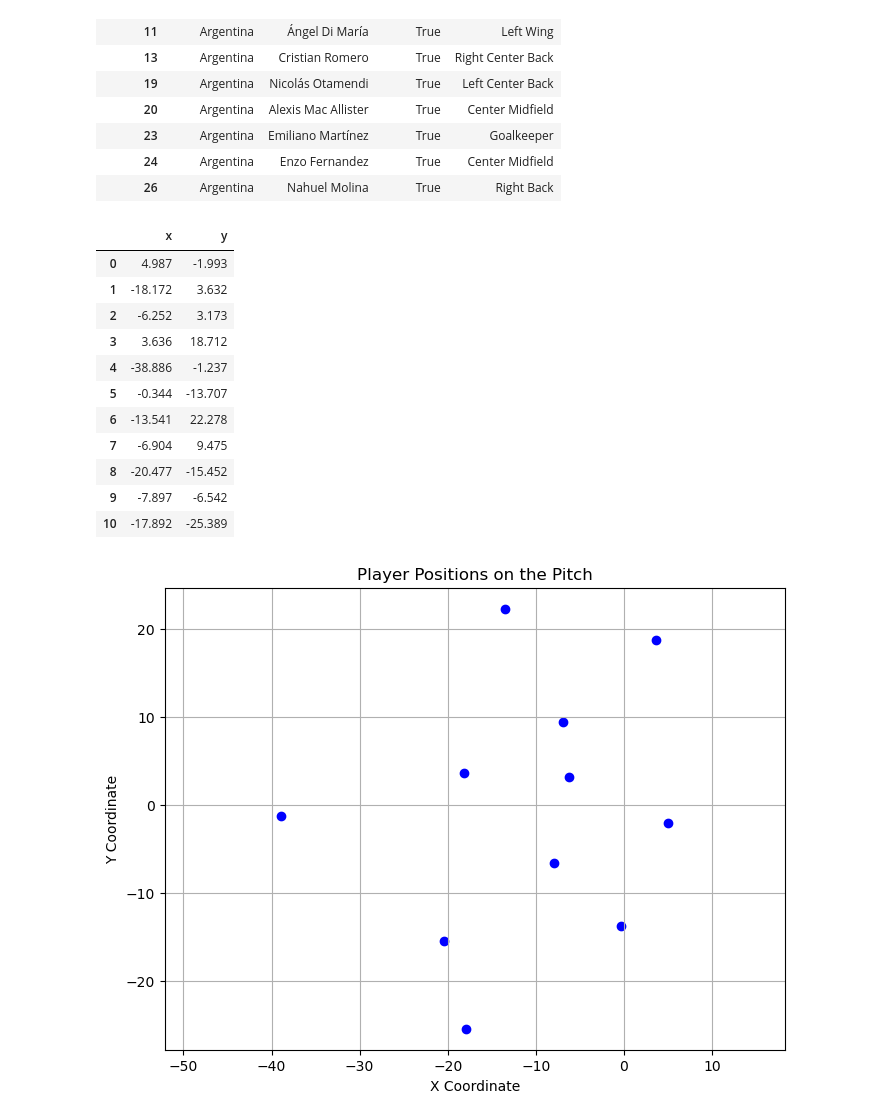
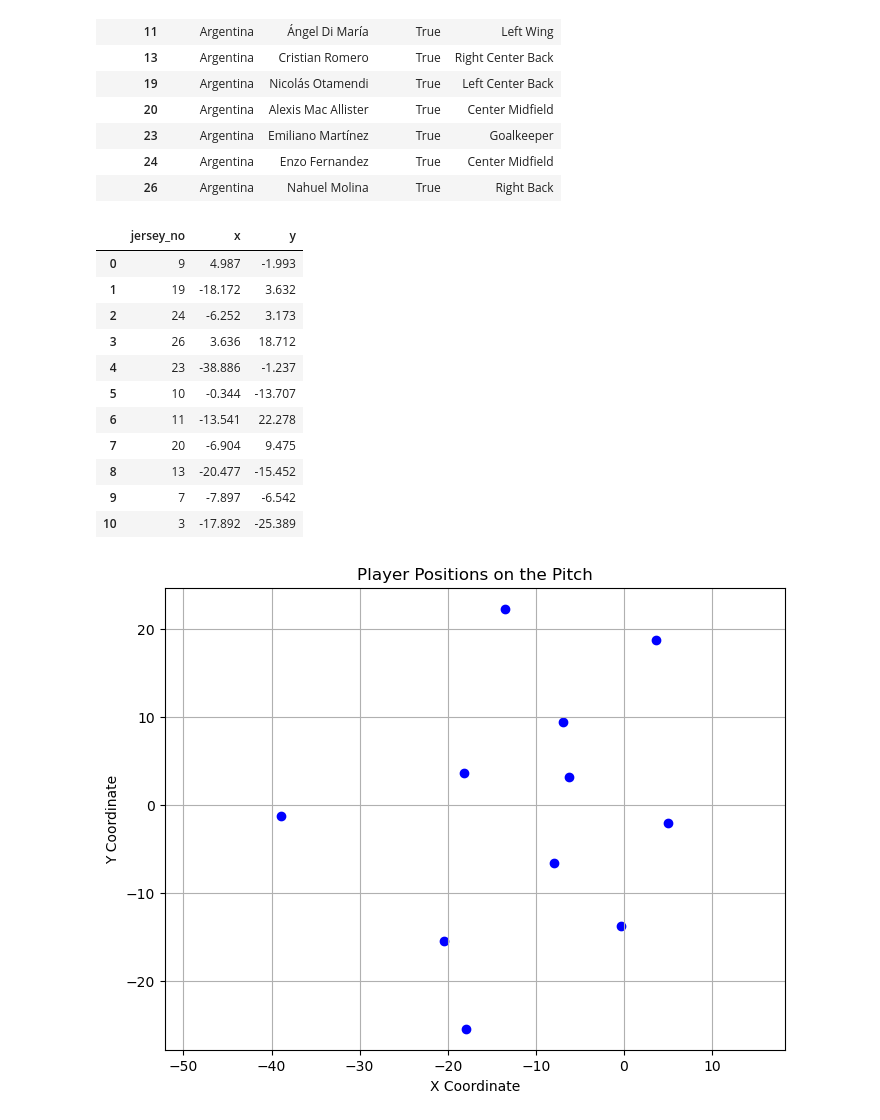
Before and after one commit to stephTchembeu/pysport-aims, a Jupyter notebook: first_week/_test_15-16_07.ipynb, the cells around one changed output. Drawn from its saved outputs; the diff is of its cells as text; code cells hidden in the pictures.

```diff
--- a/first_week/_test_15-16_07.ipynb
+++ b/first_week/_test_15-16_07.ipynb
@@ -5,9 +5,9 @@ from kloppy import pff #import the loader which is commonly the name of the data
 # %% [markdown]
 ##### **Path to the necessaries files to load with kolppy, the final match (game_id=10517) of the 2022 world cup.**
 # %%
-roster = "/home/student/Documents/AIMS/Intership/pysport/pysport-aims/first_week/data/10517_roster.json"
-metadata = "/home/student/Documents/AIMS/Intership/pysport/pysport-aims/first_week/data/10517_metadata.json"
-raw_data = "/home/student/Documents/AIMS/Intership/pysport/pysport-aims/first_week/data/pff_10517.jsonl.bz2"
+roster = "/home/student/Documents/AIMS/Intership/pysport/pysport-aims/first_week/data/10517/10517_roster.json"
+metadata = "/home/student/Documents/AIMS/Intership/pysport/pysport-aims/first_week/data/10517/10517_metadata.json"
+raw_data = "/home/student/Documents/AIMS/Intership/pysport/pysport-aims/first_week/data/10517/pff_10517.jsonl.bz2"
 # %% [markdown]
 ##### **using the path variables and the load_tracking() function of the pff loader, we load the game data.**
 # %%
@@ -398,41 +398,41 @@ Arg_incoming_eleven
 # %%
 # Let try to do something much funny by trying to get theyr initial formation since it was not define too
 
 # intuition (what will give us the scatter plot of their different coordinate)
 import matplotlib.pyplot as plt
 
 # get the coordinates of argentin players
 list_all_players = list(frame.players_coordinates.keys())
 player_team = list_all_players[0].team  # we got an empty list when we wanted to try to get directly the team by comparing it to "Argentina"
 Arg_players = []
 for player in list_all_players:
         if player.team == player_team:
                 Arg_players.append(player)
 
 # let build the dataframe of their coordinates
 positions = []
 for player in Arg_players:
         positions.append(frame.players_coordinates[player])
 
 coordinates = pd.DataFrame({
-        #"jersey_no":[player.jersey_no for player in Arg_players],
+        "jersey_no":[player.jersey_no for player in Arg_players],
         "x":[p.x for p in positions],
         "y":[p.y for p in positions],
 })
 coordinates
 # %% [output]
-|  | x | y |
-| 0 | 4.987 | -1.993 |
-| 1 | -18.172 | 3.632 |
-| 2 | -6.252 | 3.173 |
-| 3 | 3.636 | 18.712 |
-| 4 | -38.886 | -1.237 |
-| 5 | -0.344 | -13.707 |
-| 6 | -13.541 | 22.278 |
-| 7 | -6.904 | 9.475 |
-| 8 | -20.477 | -15.452 |
-| 9 | -7.897 | -6.542 |
-| 10 | -17.892 | -25.389 |
+|  | jersey_no | x | y |
+| 0 | 9 | 4.987 | -1.993 |
+| 1 | 19 | -18.172 | 3.632 |
+| 2 | 24 | -6.252 | 3.173 |
+| 3 | 26 | 3.636 | 18.712 |
+| 4 | 23 | -38.886 | -1.237 |
+| 5 | 10 | -0.344 | -13.707 |
+| 6 | 11 | -13.541 | 22.278 |
+| 7 | 20 | -6.904 | 9.475 |
+| 8 | 13 | -20.477 | -15.452 |
+| 9 | 7 | -7.897 | -6.542 |
+| 10 | 3 | -17.892 | -25.389 |
 # %%
 # good now let get the scater plot
 plt.figure(figsize=(8, 6))
```
Also changed, not shown: parts of 2 cells of this notebook, 11 other files.
